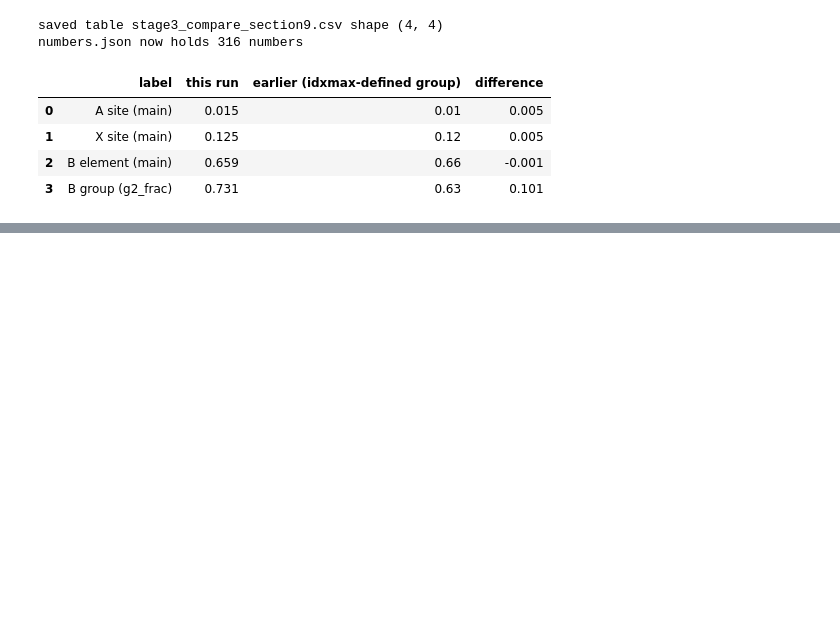
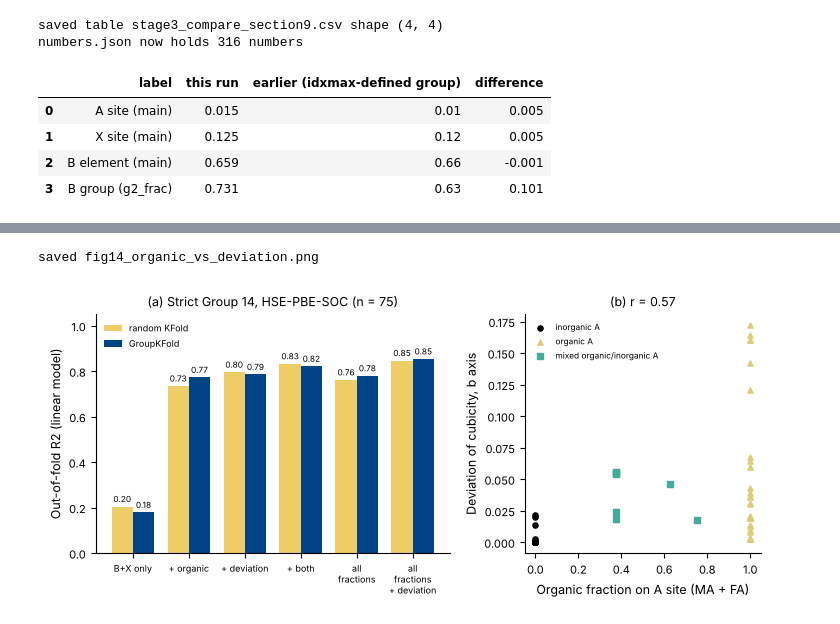
Before and after one commit to jatin-29/BTP-Perovskite, a Jupyter notebook: btp_perovskite.ipynb, the cells around one changed output, grey strips where cells are left out. Saved outputs shown, nothing was run; the diff lists cells and outputs as text; code cells hidden in the pictures; blank space fills up the shorter version.

```diff
--- a/btp_perovskite.ipynb
+++ b/btp_perovskite.ipynb
@@ -1629,0 +1987,32 @@ numbers.json now holds 316 numbers
+# %%
+# fig14: (a) grouped and random R2 for the deviation / organic feature sets, (b) organic fraction vs deviation (b axis)
+fig, axes = plt.subplots(1, 2, figsize=(7.4, 3.3), gridspec_kw={"width_ratios": [1.5, 1]})
+ax = axes[0]
+set_order = list(DEVIATION_SETS)
+for offset, cv_name in [(-0.19, "random KFold"), (0.19, "GroupKFold")]:
+    values = [deviation_table[(deviation_table["feature set"] == s) & (deviation_table["cv"] == cv_name)]["R2_pooled"].iloc[0] for s in set_order]
+    positions = np.arange(len(set_order)) + offset
+    ax.bar(positions, values, width=0.38, color=COLOR_CV[cv_name], label=cv_name)
+    for position, value in zip(positions, values):
+        ax.text(position, max(value, 0) + 0.02, "%.2f" % value, ha="center", fontsize=6)
+ax.set_xticks(np.arange(len(set_order)))
+ax.set_xticklabels([s.replace(" + ", "\n+ ").replace("all fractions", "all\nfractions") for s in set_order], fontsize=6.5)
+ax.set_ylabel("Out-of-fold R2 (linear model)")
+ax.set_ylim(min(0, deviation_table["R2_pooled"].min() - 0.05), 1.05)
+ax.set_title("Strict Group 14, HSE-PBE-SOC (n = %d)" % len(y_dev))
+ax.legend(frameon=False, loc="upper left", fontsize=6.5)
+panel_label(ax, "a")
+ax = axes[1]
+for a_type in COLOR_ATYPE:
+    part = g14_dev[g14_dev["A_type"] == a_type]
+    ax.scatter(part["organic_frac"], part["dev_b"], s=14, color=COLOR_ATYPE[a_type], marker=MARKER_ATYPE[a_type], label=a_type)
+ax.set_xlabel("Organic fraction on A site (MA + FA)")
+ax.set_ylabel("Deviation of cubicity, b axis")
+ax.set_title("r = %.2f" % g14_dev["organic_frac"].corr(g14_dev["dev_b"]))
+ax.legend(frameon=False, fontsize=6)
+panel_label(ax, "b")
+fig.tight_layout()
+save_fig(fig, "fig14_organic_vs_deviation")
+# %% [output]
+saved fig14_organic_vs_deviation.png
+[figure, added]
```
Also changed, not shown: parts of 13 cells of this notebook, 16 other files.
